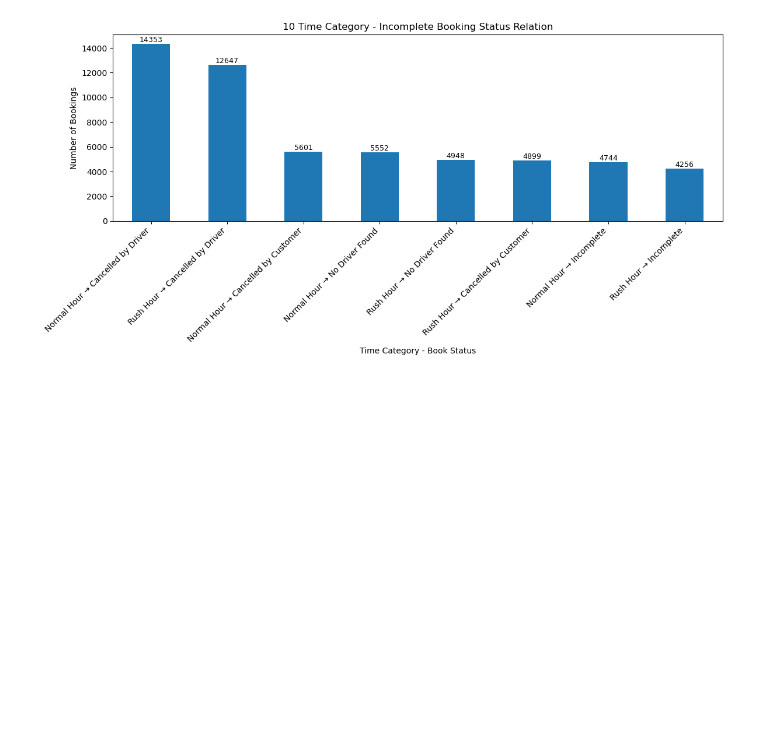
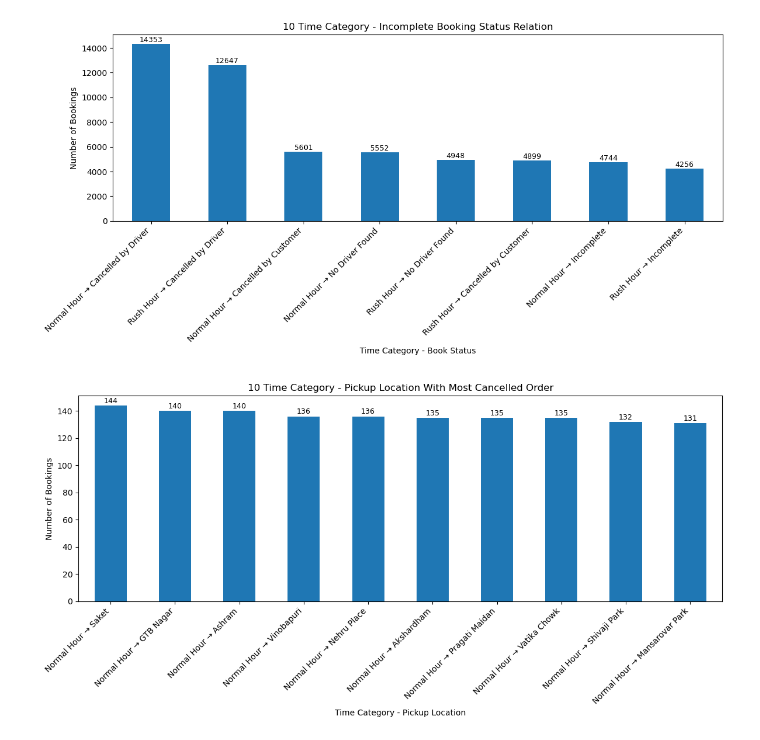
Before and after one commit to FlazeFy2/DS-Uber_Data_Analytics_Dashboard, a Jupyter notebook: exploratory data analysis-bar.ipynb, the cells around one changed output. Cells and saved outputs as stored; diff of their text form; code cells hidden in the pictures; blank space fills up the shorter version.

Commit message:
[DS] Exploratory Data Analysis (EDA) - Bar Chart 10 Time Category - Pickup Location With Most Cancelled Order

```diff
--- a/exploratory data analysis-bar.ipynb
+++ b/exploratory data analysis-bar.ipynb
@@ -236,3 +236,45 @@ plt.tight_layout()
 plt.show()
 # %% [output]
 [figure]
+# %%
+import pandas as pd
+import matplotlib.pyplot as plt
+
+# Dataset
+# Exploratory Data Analysis (EDA) - Bar Chart 10 Time Category - Pickup Location With Most Cancelled Order
+df = pd.read_csv("ncr_ride_bookings.csv")
+
+# Convert Time to datetime
+df["Hour"] = pd.to_datetime(df["Time"], format="%H:%M:%S").dt.hour
+
+# Convert Hour to Time Category
+def categorize_time(hour):
+    if (6 <= hour < 9) or (16 <= hour < 21):
+        return "Rush Hour"
+    else:
+        return "Normal Hour"
+
+df["Time Category"] = df["Hour"].apply(categorize_time)
+
+# Remove Completed Booking
+df = df[(df["Booking Status"] == "Cancelled by Driver") | (df["Booking Status"] == "Cancelled by Customer")]
+# Count and order bookings
+df["Time Category - Pickup Location"] = df['Time Category'] + " → " + df['Pickup Location']
+
+# Count bookings
+trip_counts = df["Time Category - Pickup Location"].value_counts().head(10)
+
+# Bar Chart
+plt.figure(figsize=(12, 6))
+trip_counts.plot.bar()
+# Add labels
+for i, value in enumerate(trip_counts):
+    plt.text(i, value + 0.5, str(value), ha='center', va='bottom', fontsize=9)
+plt.title("10 Time Category - Pickup Location With Most Cancelled Order")
+plt.xlabel("Time Category - Pickup Location")
+plt.ylabel("Number of Bookings")
+plt.xticks(rotation=45, ha='right')
+plt.tight_layout()
+plt.show()
+# %% [output]
+[figure, added]
```
